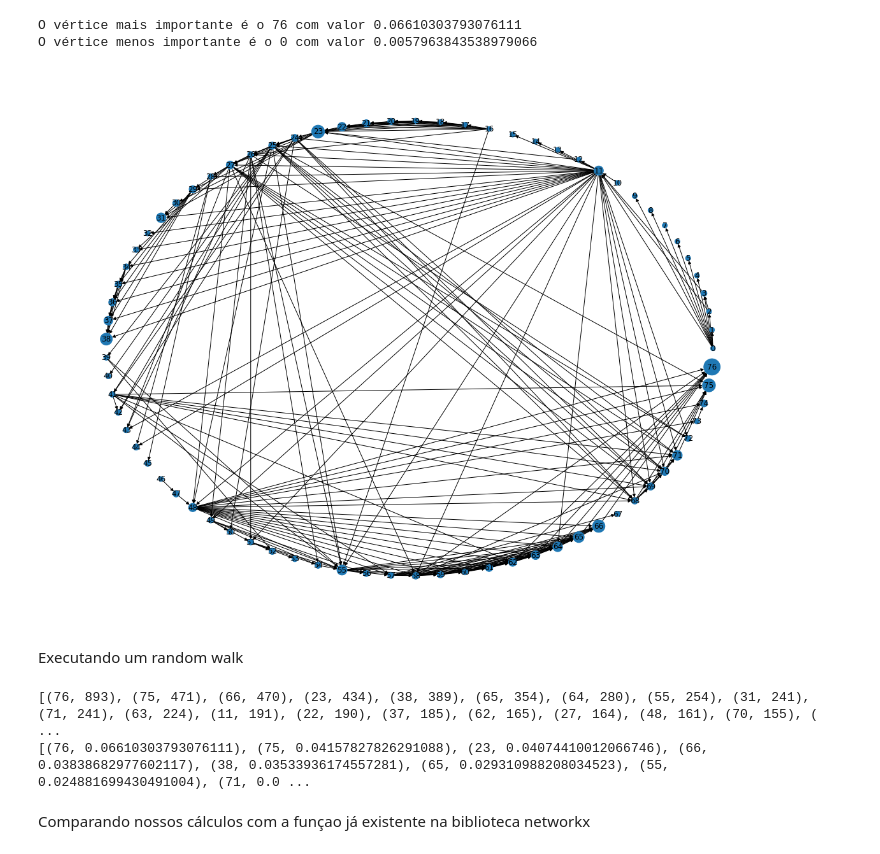
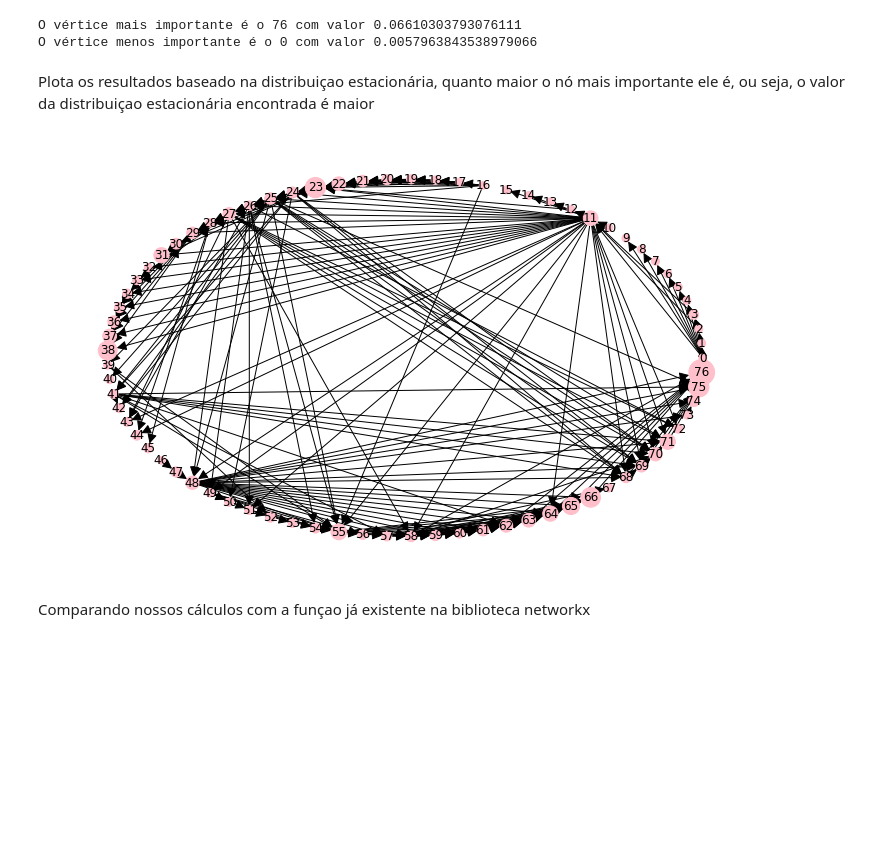
Before and after one commit to mcarvalhor/ProjEstocasticos, a Jupyter notebook: PageRank.ipynb, the cells around one changed output. Cells and saved outputs as stored; diff of their text form; code cells hidden in the pictures; blank space fills up the shorter version.

Commit message:
Adding plots, and images

```diff
--- a/PageRank.ipynb
+++ b/PageRank.ipynb
@@ -26,4 +43,4 @@ for index, row in data.iterrows():
 # %% [markdown]
 Criar a matriz de adjacências
 # %%
-A = nx.to_numpy_matrix(graph)
+A = nx.to_numpy_matrix(graph,nodelist=sorted(graph.nodes()))
@@ -104,15 +116,22 @@ print(f'O vértice menos importante é o {stationary_dist.argmin()} com valor {s
 # %% [output]
 O vértice mais importante é o 76 com valor 0.06610303793076111
 O vértice menos importante é o 0 com valor 0.0057963843538979066
+# %% [markdown]
+Plota os resultados baseado na distribuiçao estacionária, quanto maior o nó mais importante ele é, ou seja, o valor da distribuiçao estacionária encontrada é maior
 # %%
-plt.figure(figsize=(16,12))
+plt.figure(figsize=(10,6))
 npos = nx.circular_layout(graph,scale=1)
 
+options = {
+    'node_color': 'pink',
+    'width': 1,
+    'arrowstyle': '-|>',
+    'arrowsize': 20,
+}
+
 s = stationary_dist*10000
-nx.draw(graph,pos = npos, with_labels=True, node_size = s, arrows=True)
+nx.draw(graph,pos = npos,**options, with_labels=True, node_size = s, arrows=True)
 plt.draw()
 plt.show()
 # %% [output]
-[figure, old version]
+[figure, new version]
-# %% [markdown]
-Executando um random walk
@@ -149,10 +138,3 @@ for i in range(steps):
-# %%
-
-print(sorted(visit.items(), key=operator.itemgetter(1),reverse=True))
-print(sorted(stationary_dict.items(), key=operator.itemgetter(1),reverse=True))
-# %% [output]
-[(76, 893), (75, 471), (66, 470), (23, 434), (38, 389), (65, 354), (64, 280), (55, 254), (31, 241), (71, 241), (63, 224), (11, 191), (22, 190), (37, 185), (62, 165), (27, 164), (48, 161), (70, 155), ( ...
-[(76, 0.06610303793076111), (75, 0.04157827826291088), (23, 0.04074410012066746), (66, 0.03838682977602117), (38, 0.03533936174557281), (65, 0.029310988208034523), (55, 0.024881699430491004), (71, 0.0 ...
 # %% [markdown]
 Comparando nossos cálculos com a funçao já existente na biblioteca networkx
 # %%
```
Also changed, not shown: parts of 12 cells of this notebook, 3 other files.
